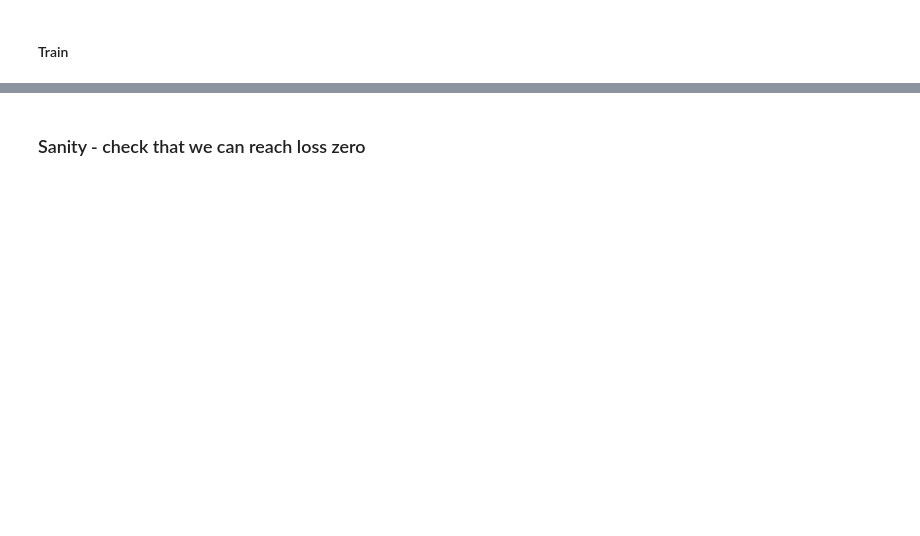
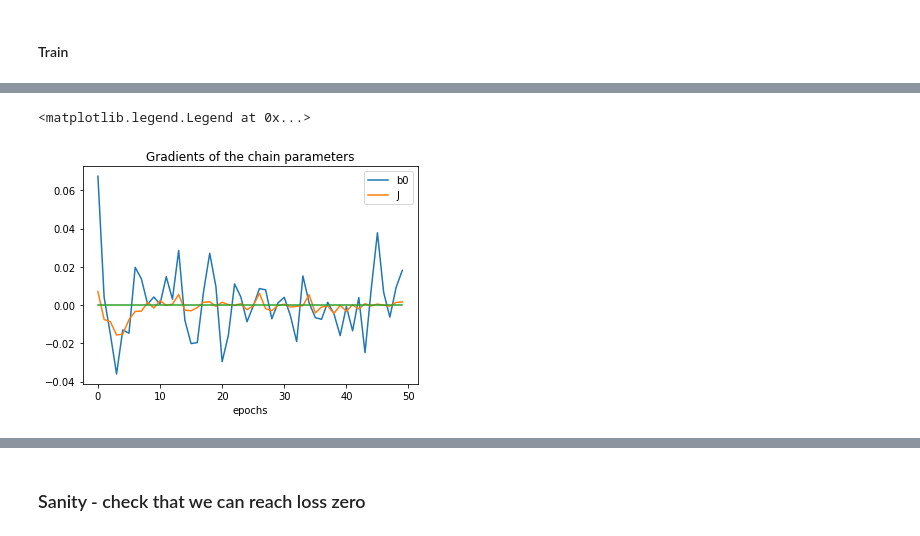
Before and after one commit to shaharazulay/hidden-markov-models, a Jupyter notebook: hmm/simulation.ipynb, the cells around one changed output, grey strips where cells are left out. Saved outputs shown, nothing was run; the diff lists cells and outputs as text; code cells hidden in the pictures; blank space fills up the shorter version.

```diff
--- a/hmm/simulation.ipynb
+++ b/hmm/simulation.ipynb
@@ -336,0 +332,8 @@ legend(['train_loss', 'valid_loss'])
+# %%
+plot([(v['b_grad'][0], v['j_grad'],  v['b_grad'][1]) for v in learning_curve]);
+title('Gradients of the chain parameters')
+xlabel('epochs')
+legend(['b0', 'J'])
+# %% [output]
+<matplotlib.legend.Legend at 0x...>
+[figure, added]
```
Also changed, not shown: parts of 78 cells of this notebook.
